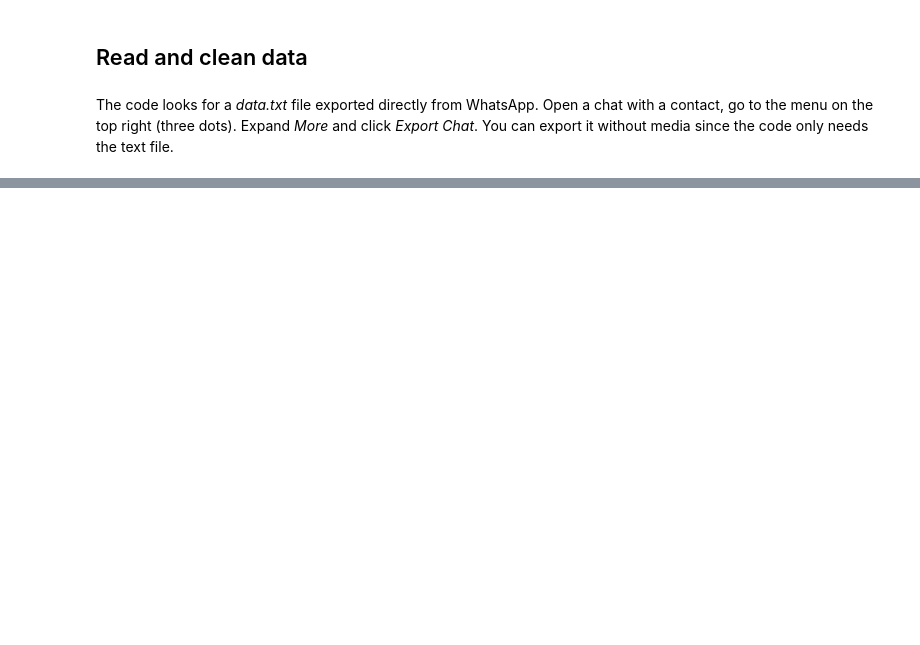
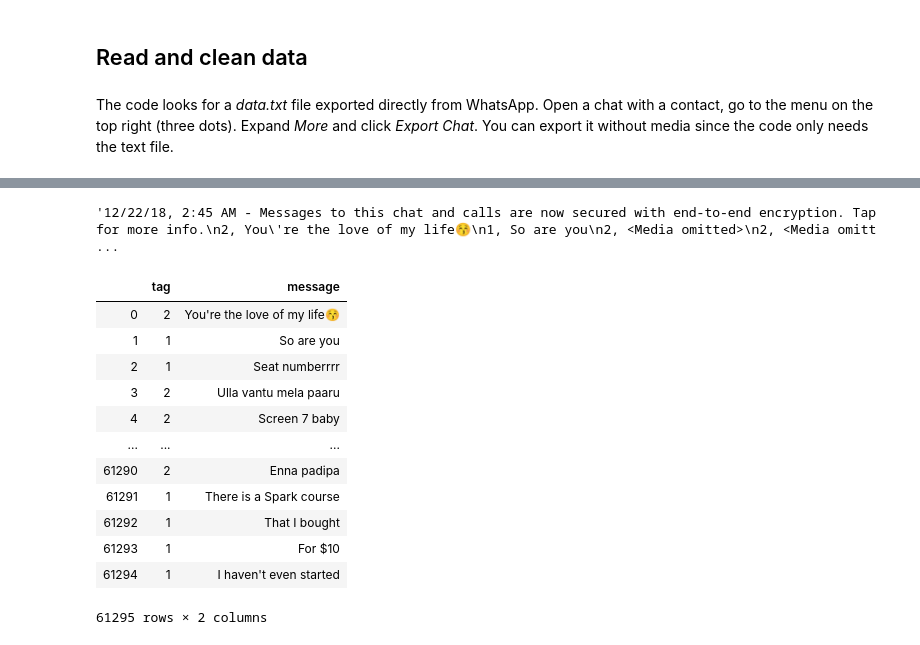
Before and after one commit to aadithpm/chat-word-analysis, a Jupyter notebook: WhatsappWords.ipynb, the cells around one changed output, grey strips where cells are left out. Drawn from its saved outputs; the diff is of its cells as text; code cells hidden in the pictures; blank space fills up the shorter version.

Commit message:
Data preprocessing steps pretty much done

```diff
--- a/WhatsappWords.ipynb
+++ b/WhatsappWords.ipynb
@@ -18,5 +30,0 @@ The code looks for a *data.txt* file exported directly from WhatsApp. Open a cha
-# %%
-datafile = 'data.txt'
-data = pd.read_csv(datafile, sep='\n', header=None)
-data.columns = ['text']
-data.head()
@@ -28,0 +31,25 @@ clean_data.apply(lambda x: re.sub(regex, '', x))
+# %%
+datafile = 'data.txt'
+
+timestamps = {}
+names = {}
+
+with open(datafile, 'r') as text:
+    data = text.read().replace('\n', '')
+    matches = re.findall(regex, data)
+    namelist = set(re.findall(regex_name, data))
+
+# Set tags for names to replace and build dataset
+tag = 1
+for name in namelist:
+    names[name] = tag
+    tag += 1
+
+# Set timestamps to be replaced
+for match in matches:
+    tag = 0 # tag not found
+    for name in names:
+        tag = names[name] if name in match else tag
+    timestamps[match] = '\n{}, '.format(str(tag))
+
+timestamps
@@ -28,0 +74,31 @@ clean_data.apply(lambda x: re.sub(regex, '', x))
+# %%
+for timestamp in timestamps:
+    data = data.replace(timestamp, timestamps[timestamp])
+
+data
+# %% [output]
+'12/22/18, 2:45 AM - Messages to this chat and calls are now secured with end-to-end encryption. Tap for more info.\n2, You\'re the love of my life😚\n1, So are you\n2, <Media omitted>\n2, <Media omitt ...
+# %%
+# Clean up, remove encryption notification at start of chat, remove media messages
+# Save as CSV
+messages = pd.DataFrame([[i[:1], i[2:]] for i in data.split('\n')[1:]])
+messages.columns = ['tag', 'message']
+messages = messages[~messages['message'].str.contains('Media omitted')].reset_index(drop=True)
+
+messages.to_csv(out_file)
+
+messages
+# %% [output]
+|  | tag | message |
+| 0 | 2 | You're the love of my life😚 |
+| 1 | 1 | So are you |
+| 2 | 1 | Seat numberrrr |
+| 3 | 2 | Ulla vantu mela paaru |
+| 4 | 2 | Screen 7 baby |
+| ... | ... | ... |
+| 61290 | 2 | Enna padipa |
+| 61291 | 1 | There is a Spark course |
+| 61292 | 1 | That I bought |
+| 61293 | 1 | For $10 |
+| 61294 | 1 | I haven't even started |
+61295 rows × 2 columns
```
Also changed, not shown: parts of 8 cells of this notebook.
